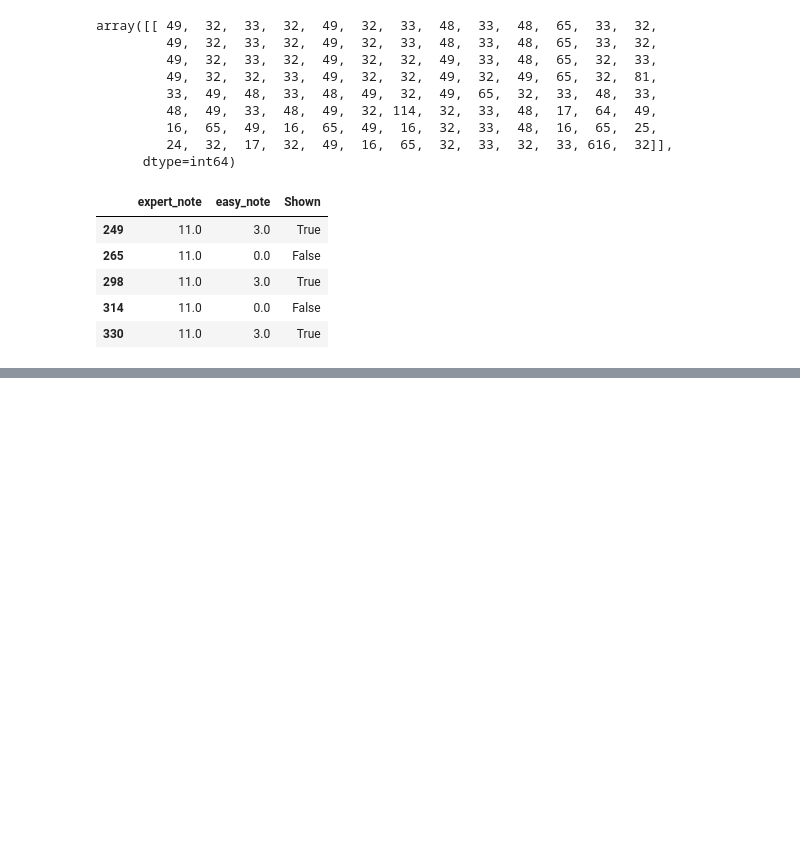
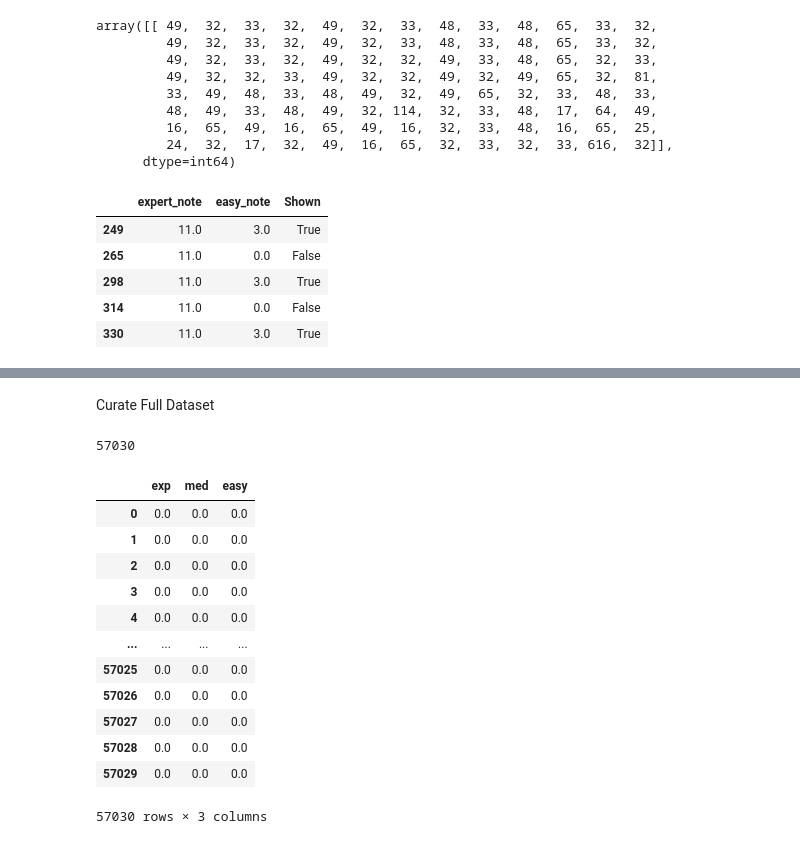
Before and after one commit to elliottwaissbluth/tensor-hero, a Jupyter notebook: Difficulty_anal/diff_explore.ipynb, the cells around one changed output, grey strips where cells are left out. Saved outputs shown, nothing was run; the diff lists cells and outputs as text; code cells hidden in the pictures; blank space fills up the shorter version.

Commit message:
curate the full difficulty dataset
- output full_array and train_array

```diff
--- a/Difficulty_anal/diff_explore.ipynb
+++ b/Difficulty_anal/diff_explore.ipynb
@@ -186,0 +161,56 @@ See the caveats in the documentation: https://pandas.pydata.org/pandas-docs/stab
+# %% [markdown]
+Curate Full Dataset
+# %%
+from pathlib import Path
+import os
+import pandas as pd
+
+expert_chart_paths = []
+exp_note = []
+
+root_dir = Path(r"C:\Users\cheny\OneDrive\Desktop\jackie_charts")
+for song_dir in [root_dir / x for x in os.listdir(root_dir)]:
+    expert_chart_paths.append(song_dir / 'Expert_simplified.npy')
+
+
+for i in range(1, len(expert_chart_paths)):
+    exp_note = np.concatenate([np.load(expert_chart_paths[0]), np.load(expert_chart_paths[i])])
+# %%
+easy_chart_paths = []
+easy_note = []
+
+for song_dir in [root_dir / x for x in os.listdir(root_dir)]:
+    easy_chart_paths.append(song_dir / 'Easy_simplified.npy')
+
+for i in range(1, len(easy_chart_paths)):
+    easy_note = np.concatenate([np.load(easy_chart_paths[0]), np.load(easy_chart_paths[i])])
+# %%
+med_chart_paths = []
+med_note = []
+
+for song_dir in [root_dir / x for x in os.listdir(root_dir)]:
+    med_chart_paths.append(song_dir / 'Medium_simplified.npy')
+
+for i in range(1, len(med_chart_paths)):
+    med_note = np.concatenate([np.load(med_chart_paths[0]), np.load(med_chart_paths[i])])
+# %%
+len(easy_note)
+# %% [output]
+57030
+# %%
+df = pd.DataFrame(list(zip(exp_note, med_note, easy_note)), columns =['exp', 'med','easy'])
+df
+# %% [output]
+|  | exp | med | easy |
+| 0 | 0.0 | 0.0 | 0.0 |
+| 1 | 0.0 | 0.0 | 0.0 |
+| 2 | 0.0 | 0.0 | 0.0 |
+| 3 | 0.0 | 0.0 | 0.0 |
+| 4 | 0.0 | 0.0 | 0.0 |
+| ... | ... | ... | ... |
+| 57025 | 0.0 | 0.0 | 0.0 |
+| 57026 | 0.0 | 0.0 | 0.0 |
+| 57027 | 0.0 | 0.0 | 0.0 |
+| 57028 | 0.0 | 0.0 | 0.0 |
+| 57029 | 0.0 | 0.0 | 0.0 |
+57030 rows × 3 columns
```
Also changed, not shown: parts of 16 cells of this notebook, 2 other files.
